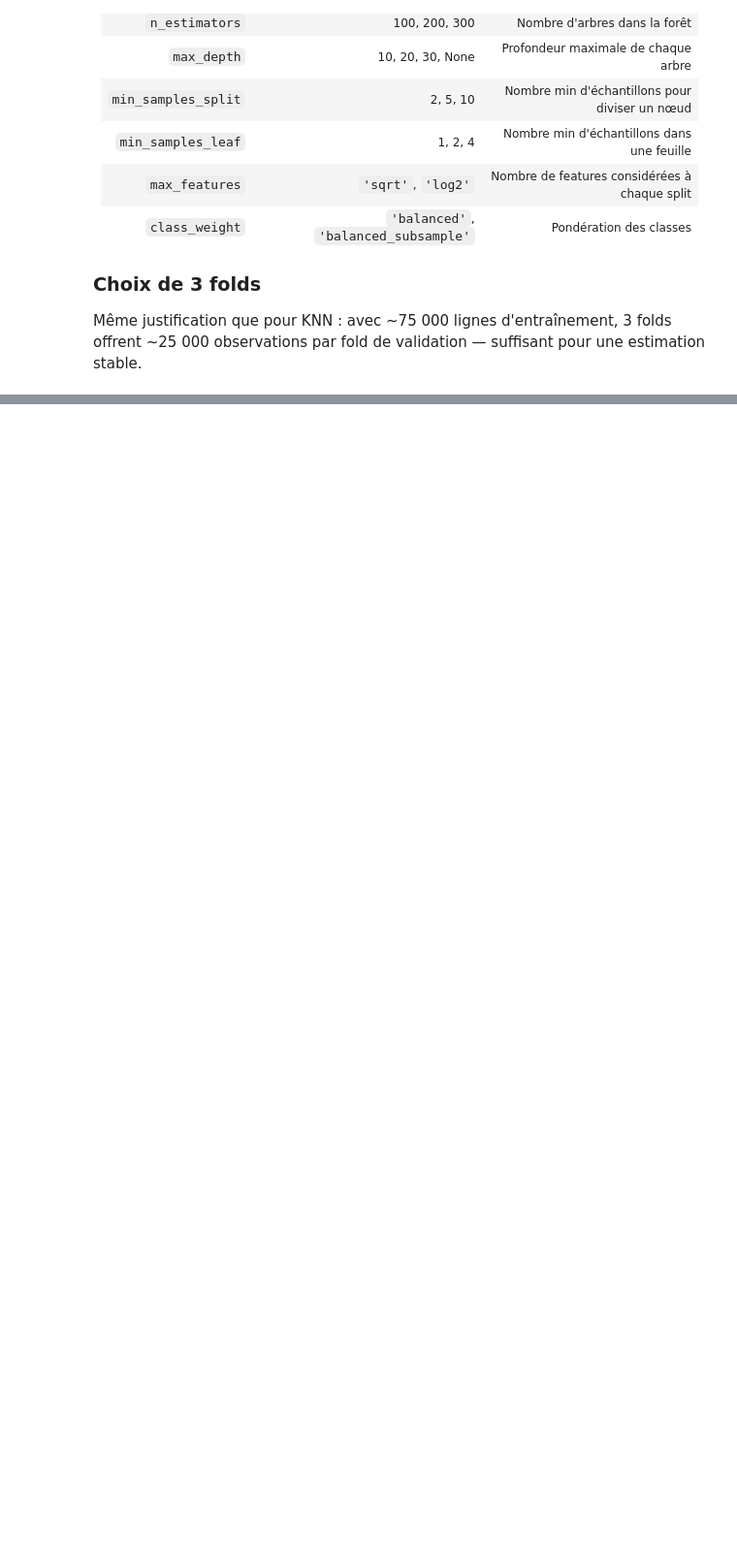
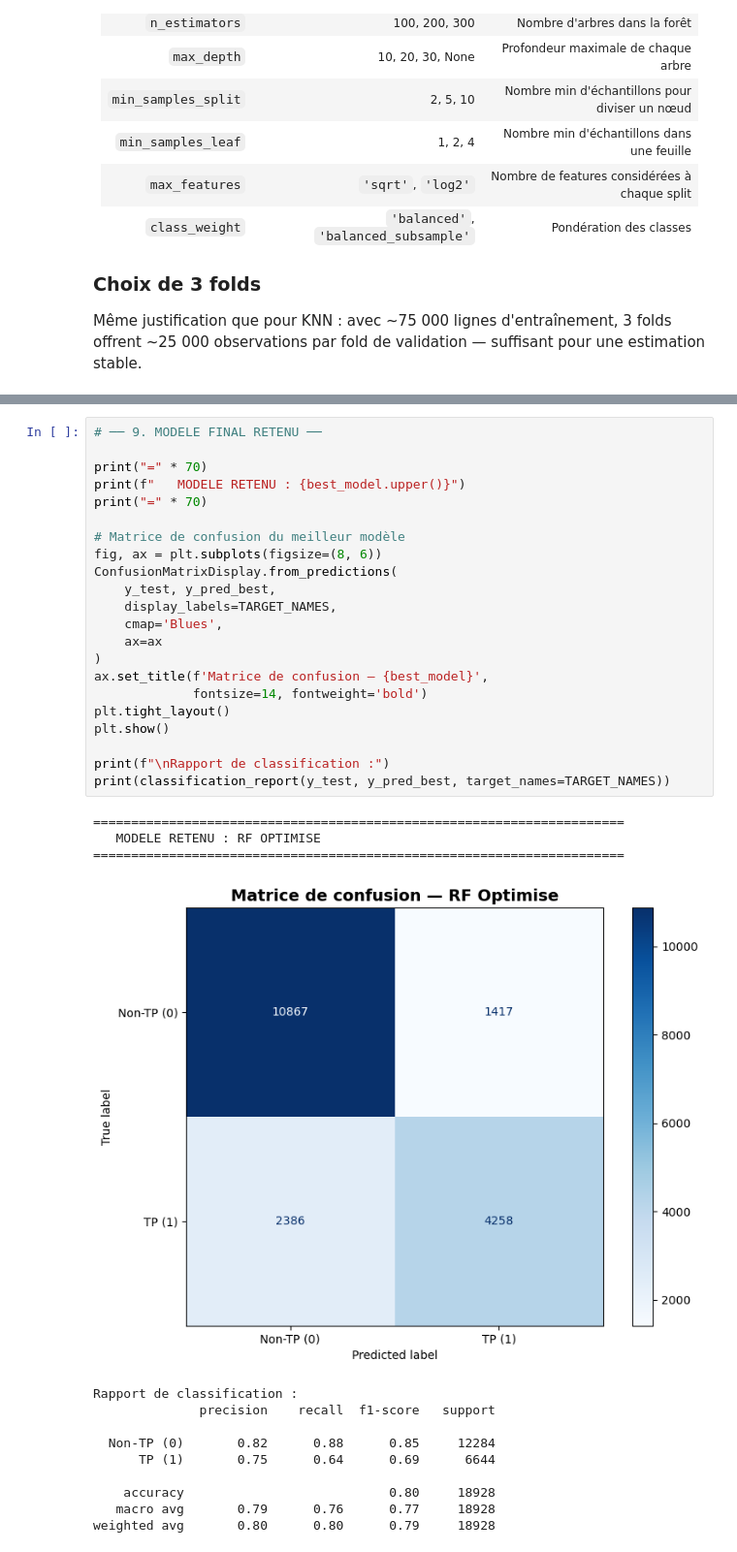
Before and after one commit to wilsdefots/projet-forage-des-donn-es, a Jupyter notebook: RandomForest_model.ipynb, the cells around one changed output, grey strips where cells are left out. Shown at 97% size. Drawn from its saved outputs; the diff is of its cells as text; blank space fills up the shorter version.

```diff
--- a/RandomForest_model.ipynb
+++ b/RandomForest_model.ipynb
@@ -1035 +603,37 @@ RF + Feat. Sel. + Threshold (0.56)  0.800771  0.774404    0.785835   0.767002
+# %%
+# ── 9. MODELE FINAL RETENU ──
+
+print("=" * 70)
+print(f"   MODELE RETENU : {best_model.upper()}")
+print("=" * 70)
+
+# Matrice de confusion du meilleur modèle
+fig, ax = plt.subplots(figsize=(8, 6))
+ConfusionMatrixDisplay.from_predictions(
+    y_test, y_pred_best,
+    display_labels=TARGET_NAMES,
+    cmap='Blues',
+    ax=ax
+)
+ax.set_title(f'Matrice de confusion — {best_model}',
+             fontsize=14, fontweight='bold')
+plt.tight_layout()
+plt.show()
+
+print(f"\nRapport de classification :")
+print(classification_report(y_test, y_pred_best, target_names=TARGET_NAMES))
+# %% [output]
+======================================================================
+   MODELE RETENU : RF OPTIMISE
+======================================================================
+[figure, added]
+Rapport de classification :
+              precision    recall  f1-score   support
+
+  Non-TP (0)       0.82      0.88      0.85     12284
+      TP (1)       0.75      0.64      0.69      6644
+
+    accuracy                           0.80     18928
+   macro avg       0.79      0.76      0.77     18928
+weighted avg       0.80      0.80      0.79     18928
 # %% [markdown]
```
Also changed, not shown: parts of 26 cells of this notebook, 7 other files.
